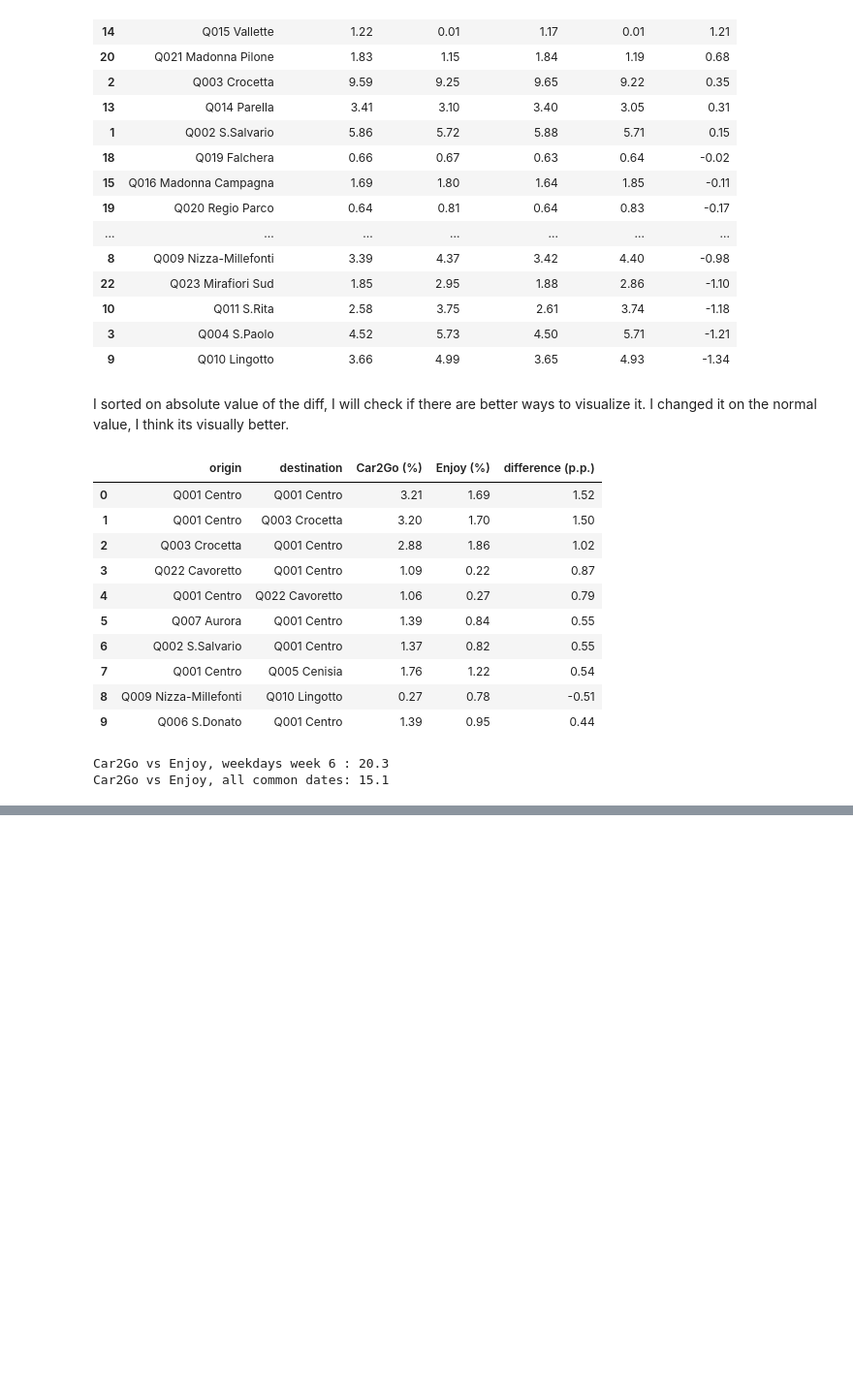
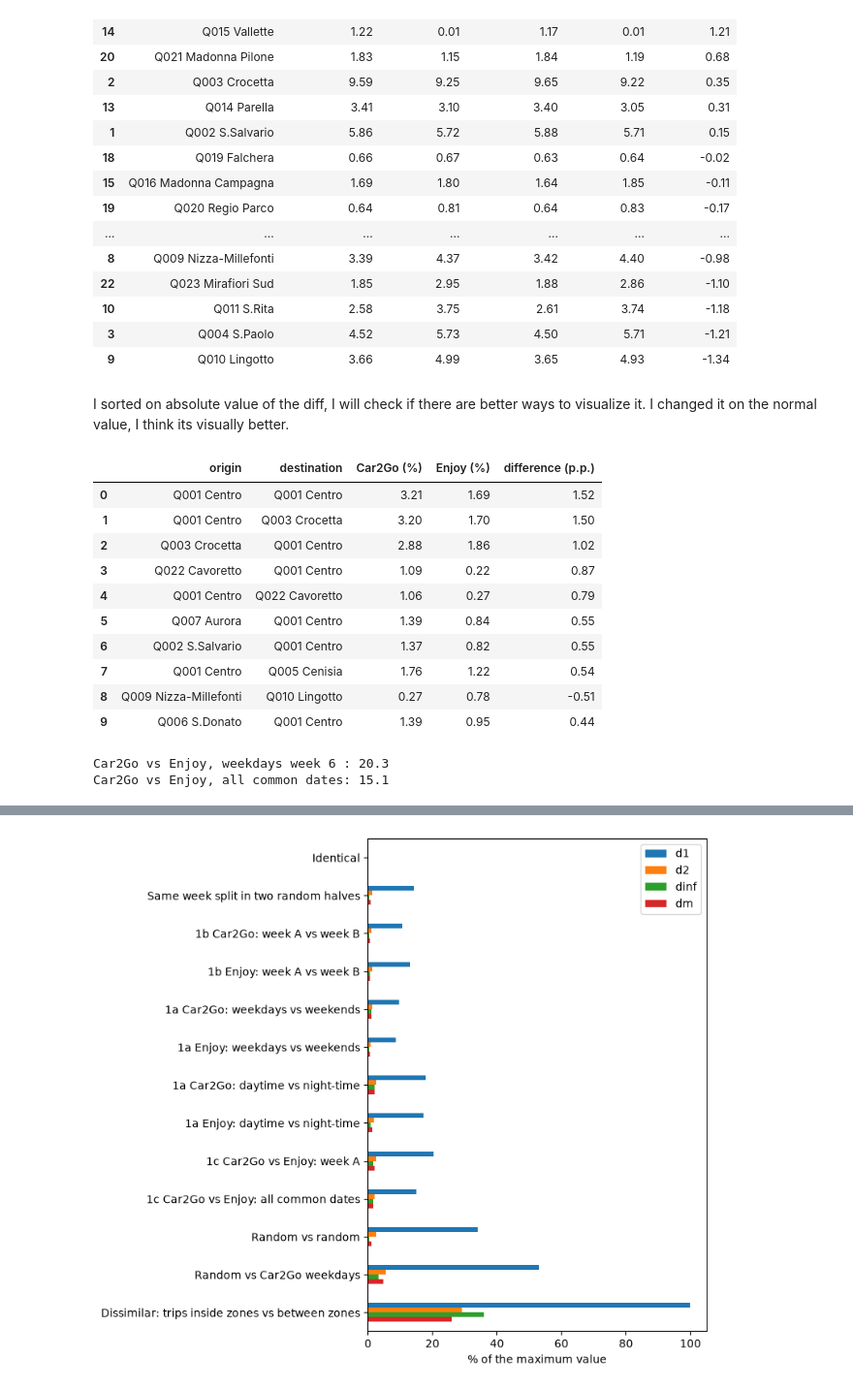
Before and after one commit to Bonbia/ICT4SM, a Jupyter notebook: TP2/Lab2Edoardo.ipynb, the cells around one changed output, grey strips where cells are left out. Shown at 97% size. Drawn from its saved outputs; the diff is of its cells as text; code cells hidden in the pictures; blank space fills up the shorter version.

```diff
--- a/TP2/Lab2Edoardo.ipynb
+++ b/TP2/Lab2Edoardo.ipynb
@@ -719,0 +702,32 @@ Car2Go vs Enjoy, all common dates: 15.1
+# %%
+C = od_periods['car2go']
+E = od_periods['enjoy']
+M = C['Weekdays']['probability']                                   # Car2Go weekdays
+
+# same trips split at random in two halves: they differ only by chance
+week = select_period(trips['car2go'], days='weekdays', weeks=[WEEK_A])
+half1 = week.sample(frac=0.5, random_state=0)
+half2 = week.drop(half1.index)
+
+# completely dissimilar: trips inside the same zone (diagonal) vs trips between zones (rest)
+inside = pd.DataFrame(np.diag(np.diag(M)), index=ZONES, columns=ZONES)
+between = M - inside
+
+scenarios = {
+    'Identical':                              (M, M),
+    'Same week split in two random halves':   (od_matrix(half1, ZONES), od_matrix(half2, ZONES)),
+    '1bCar2Go: week A vs week B':             od_weeks['car2go'],
+    '1b Enjoy: week A vs week B':              od_weeks['enjoy'],
+    '1aCar2Go: weekdays vs weekends':        (C['Weekdays']['probability'], C['Weekends']['probability']),
+    '1a Enjoy: weekdays vs weekends':         (E['Weekdays']['probability'], E['Weekends']['probability']),
+    '1aCar2Go: daytime vs night-time':       (C['Daytime']['probability'], C['Night-time']['probability']),
+    '1a Enjoy: daytime vs night-time':        (E['Daytime']['probability'], E['Night-time']['probability']),
+    '1cCar2Go vs Enjoy: week A':             (od_vendor['car2go'], od_vendor['enjoy']),
+    '1c Car2Go vs Enjoy: all common dates':   (od_matrix(same['car2go'], ZONES), od_matrix(same['enjoy'], ZONES)),
+    'Random vs random':                       (random_matrix(1), random_matrix(2)),
+    'Random vs Car2Go weekdays':              (random_matrix(3), M),
+    'Dissimilar: trips inside zones vs between zones': (normalize(inside), normalize(between)),
+}
+# %%
+results = pd.DataFrame({name: metrics(A, B) for name, (A, B) in scenarios.items()}).T
+results.round(4)
@@ -719,0 +749,5 @@ Car2Go vs Enjoy, all common dates: 15.1
+# %%
+max_value = pd.Series({'d1': 2, 'd2': np.sqrt(2), 'dinf': 1, 'dm': np.sqrt(2)})
+percent = (results / max_value * 100).round(1)
+percent.to_csv('out/task2_metrics.csv')
+percent
@@ -719,0 +769,6 @@ Car2Go vs Enjoy, all common dates: 15.1
+# %%
+percent.plot.barh(figsize=(8, 7))
+plt.xlabel('% of the maximum value'); plt.gca().invert_yaxis()
+plt.tight_layout(); plt.savefig('out/task2_metrics.png', dpi=200); plt.show()
+# %% [output]
+[figure, added]
```
Also changed, not shown: parts of 19 cells of this notebook.
